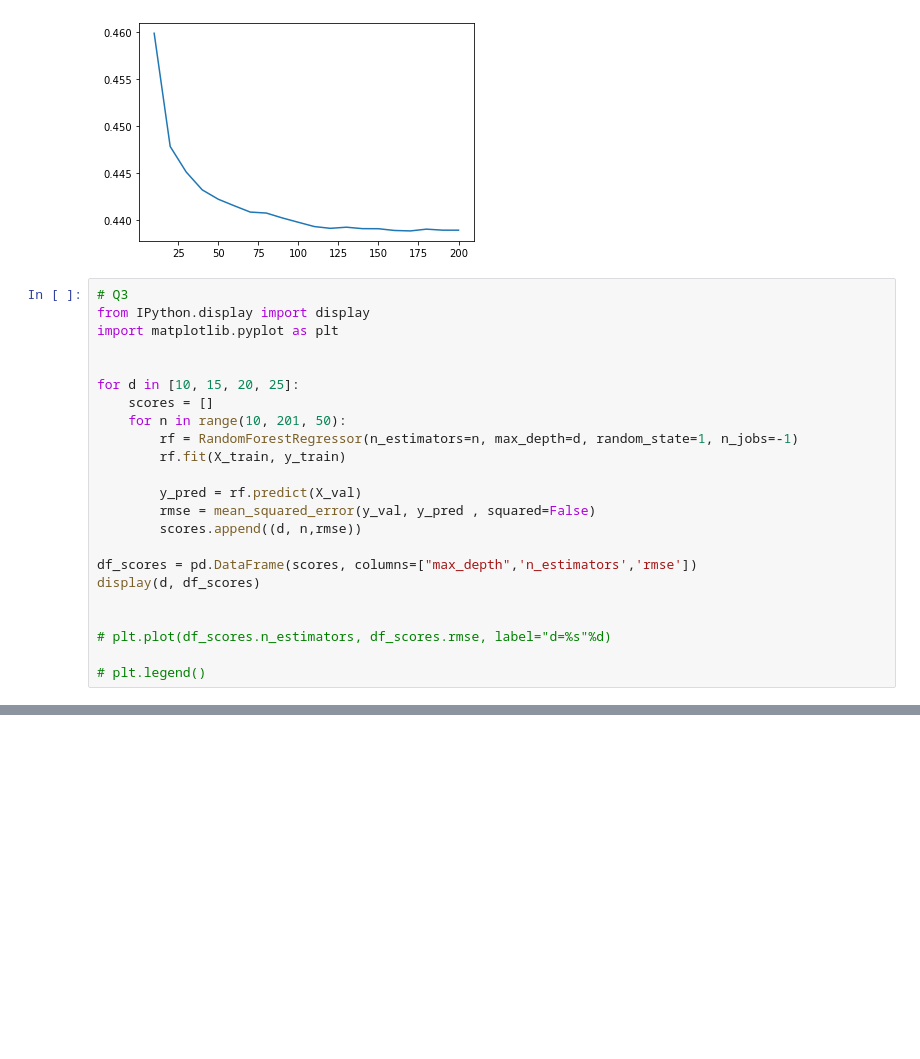
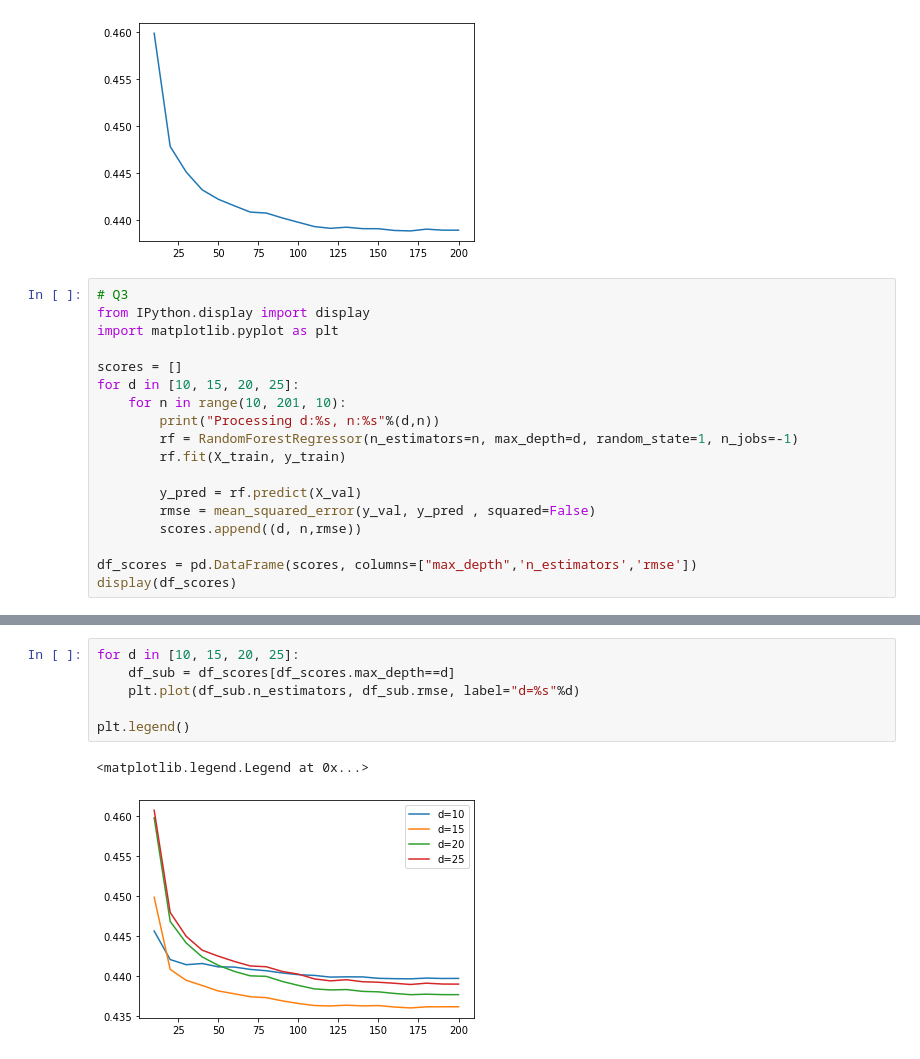
Before and after one commit to razorcd/ml-project, a Jupyter notebook: homework6/homework6.ipynb, the cells around one changed output, grey strips where cells are left out. Cells and saved outputs as stored; diff of their text form; blank space fills up the shorter version.

Commit message:
h6 q4 rmse for different depths

```diff
--- a/homework6/homework6.ipynb
+++ b/homework6/homework6.ipynb
@@ -157,10 +157,10 @@ plt.plot(df_scores.n_estimators, df_scores.rmse)
 from IPython.display import display
 import matplotlib.pyplot as plt
 
-
+scores = []
 for d in [10, 15, 20, 25]:
-    scores = []
-    for n in range(10, 201, 50):
+    for n in range(10, 201, 10):
+        print("Processing d:%s, n:%s"%(d,n))
         rf = RandomForestRegressor(n_estimators=n, max_depth=d, random_state=1, n_jobs=-1)
         rf.fit(X_train, y_train)
 
@@ -169,9 +169,4 @@ for d in [10, 15, 20, 25]:
         scores.append((d, n,rmse))
 
 df_scores = pd.DataFrame(scores, columns=["max_depth",'n_estimators','rmse'])
-display(d, df_scores)
-
-
-# plt.plot(df_scores.n_estimators, df_scores.rmse, label="d=%s"%d)
-
-# plt.legend()
+display(df_scores)
@@ -177,0 +204,9 @@ display(d, df_scores)
+# %%
+for d in [10, 15, 20, 25]:
+    df_sub = df_scores[df_scores.max_depth==d]
+    plt.plot(df_sub.n_estimators, df_sub.rmse, label="d=%s"%d)
+
+plt.legend()
+# %% [output]
+<matplotlib.legend.Legend at 0x...>
+[figure, added]
```
Also changed, not shown: parts of 1 cell of this notebook.
